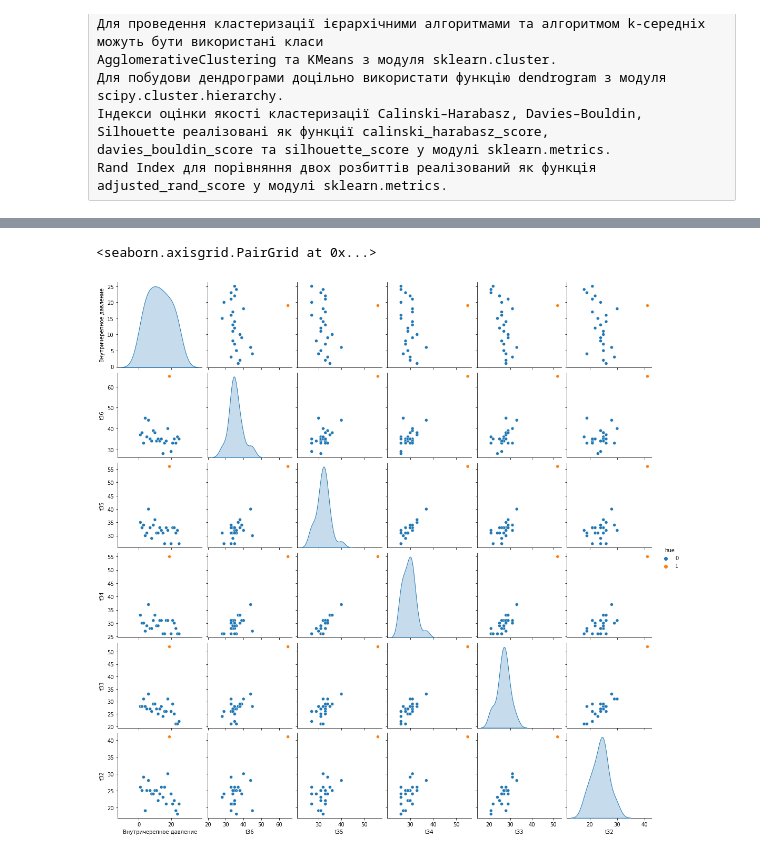
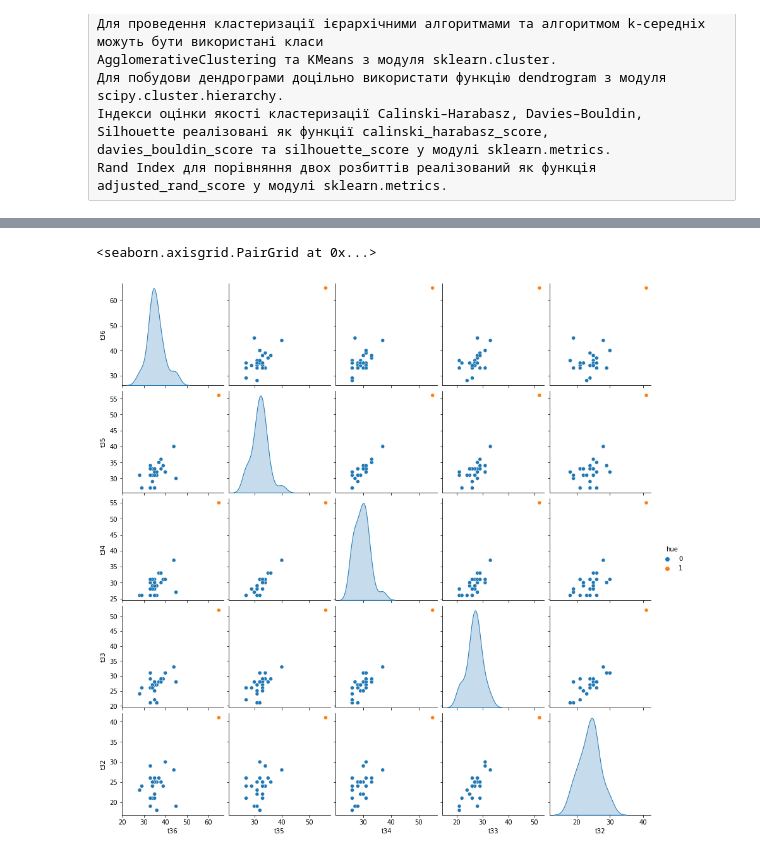
Before and after one commit to lashkoEv/machine-learning, a Jupyter notebook: LR3_ML.ipynb, the cells around one changed output, grey strips where cells are left out. Cells and saved outputs as stored; diff of their text form; code cells hidden in the pictures.

```diff
--- a/LR3_ML.ipynb
+++ b/LR3_ML.ipynb
@@ -52,4 +64,6 @@ Rand Index для порівняння двох розбиттів реаліз
 # %%
 df = pd.read_excel("data_lab3.xlsx", sheet_name = 0)
+df = df.drop(columns=["Внутричерепное давление"])
+X = new = df[["t36", "t35", "t34", "t33", "t32"]].copy()
 df
 # %% [output]
@@ -152,11 +212,9 @@ plt.show()
 # Які значення параметрів алгоритму є кращими? У цьому пункті результати кластеризації також доцільно візуалізувати на графіку паралельних координат,
 # де лінії, що відповідають пацієнтам з різних кластерів, помічені різними кольорами.
 
-from sklearn.cluster import KMeans
-
-kmeans = KMeans(n_clusters=2).fit(df)
+kmeans = KMeans(n_clusters=2).fit(X)
 # %%
-sb.pairplot(df.assign(hue=kmeans.labels_), hue='hue')
+sb.pairplot(X.assign(hue=kmeans.labels_), hue='hue')
 # %% [output]
 <seaborn.axisgrid.PairGrid at 0x...>
-[figure, old version]
+[figure, new version]
```
Also changed, not shown: parts of 28 cells of this notebook.
